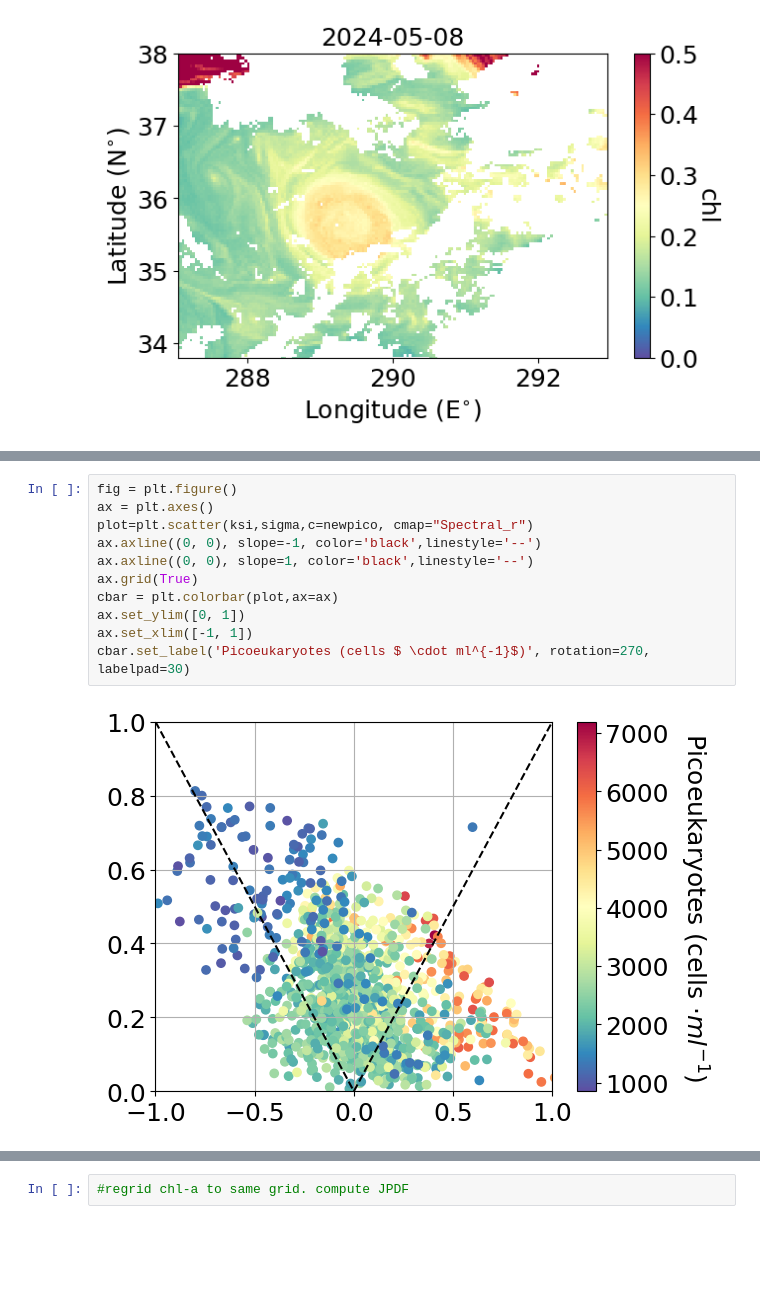
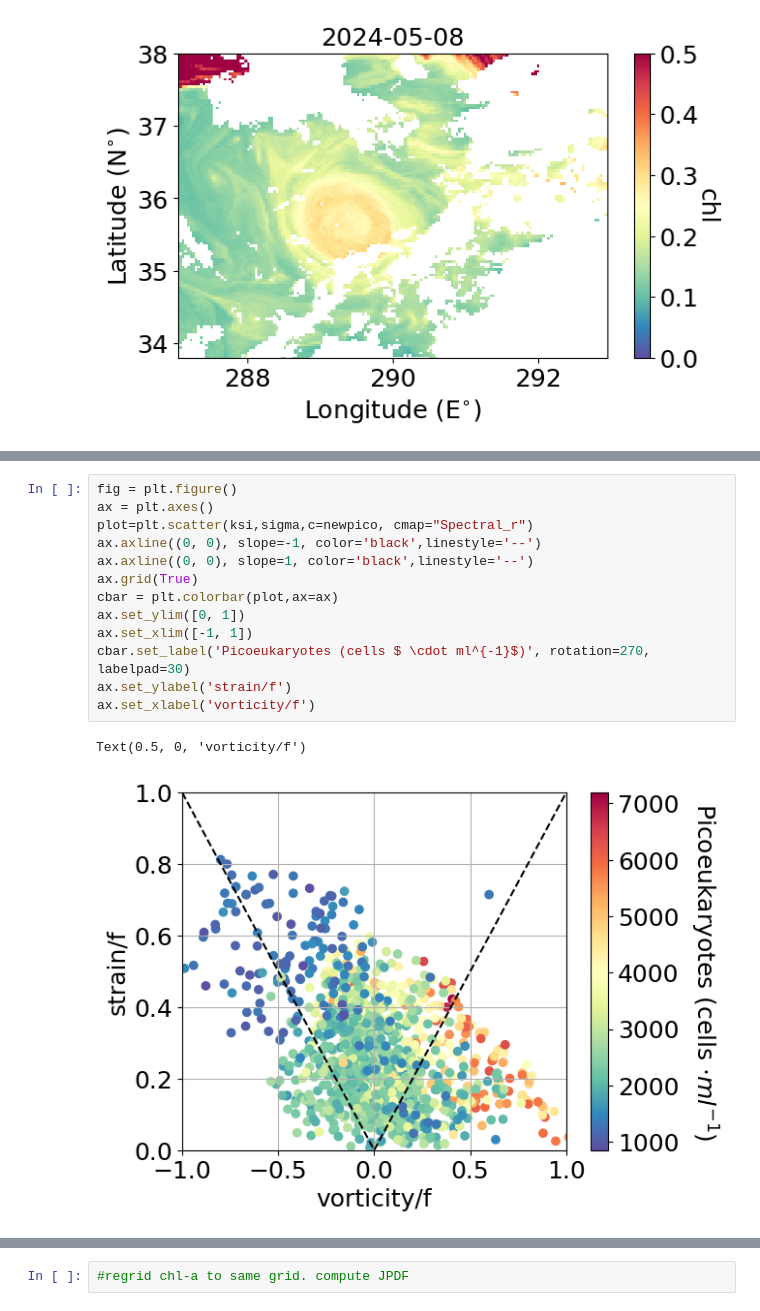
Before and after one commit to mcornec/GO-SWACE, a Jupyter notebook: compute_vorticity_strain.ipynb, the cells around one changed output, grey strips where cells are left out. Drawn from its saved outputs; the diff is of its cells as text; blank space fills up the shorter version.

```diff
--- a/compute_vorticity_strain.ipynb
+++ b/compute_vorticity_strain.ipynb
@@ -433,16 +437,19 @@ ax.set_xlim([-1, 1])
 # %%
 fig = plt.figure()
 ax = plt.axes()
 plot=plt.scatter(ksi,sigma,c=newpico, cmap="Spectral_r")
 ax.axline((0, 0), slope=-1, color='black',linestyle='--')
 ax.axline((0, 0), slope=1, color='black',linestyle='--')
 ax.grid(True)
 cbar = plt.colorbar(plot,ax=ax)
 ax.set_ylim([0, 1])
 ax.set_xlim([-1, 1])
 cbar.set_label('Picoeukaryotes (cells $ \cdot ml^{-1}$)', rotation=270, labelpad=30)
+ax.set_ylabel('strain/f')
+ax.set_xlabel('vorticity/f')
 # %% [output]
+Text(0.5, 0, 'vorticity/f')
-[figure, old version]
+[figure, new version]
 # %%
 fig = plt.figure()
 ax = plt.axes()
```
Also changed, not shown: parts of 5 cells of this notebook.
